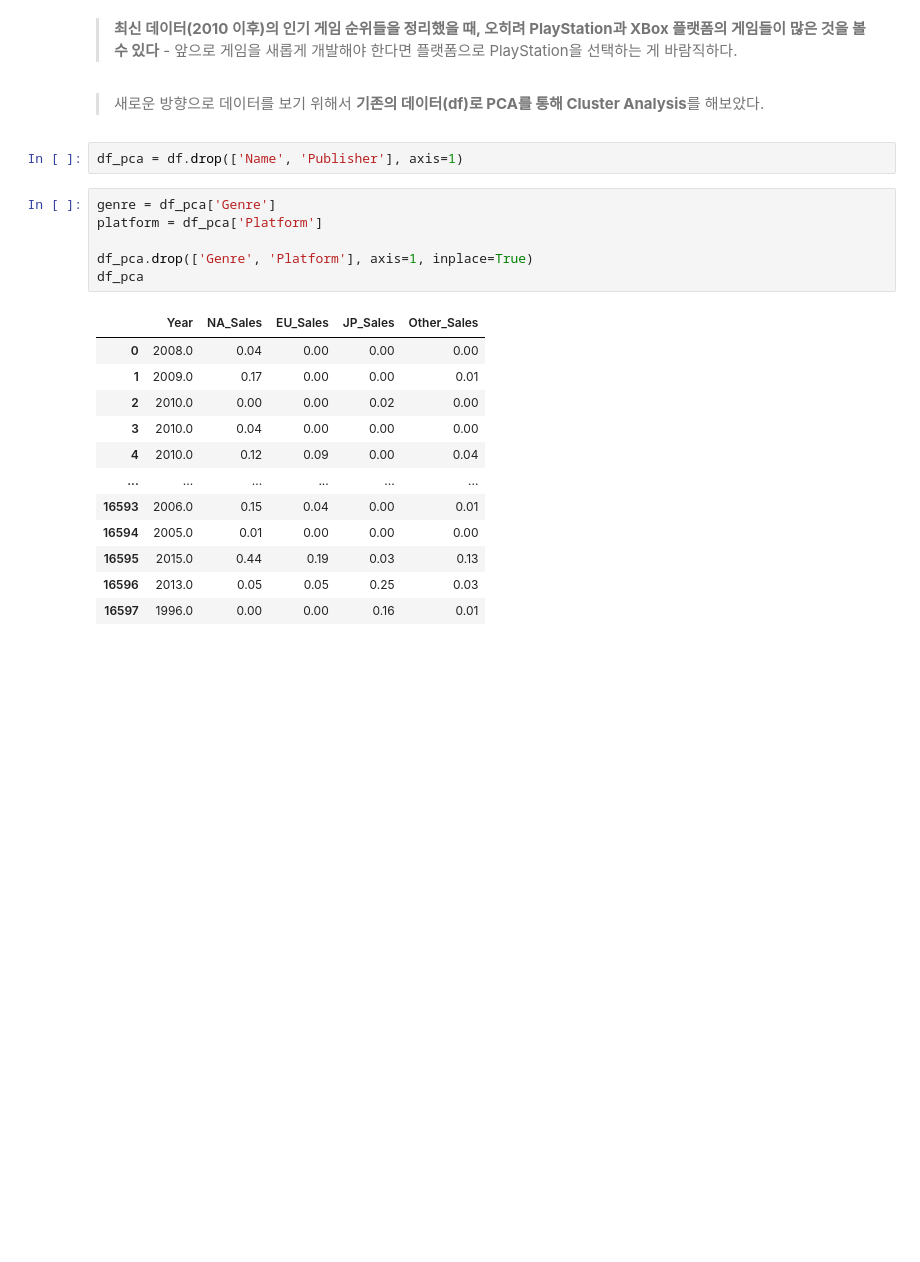
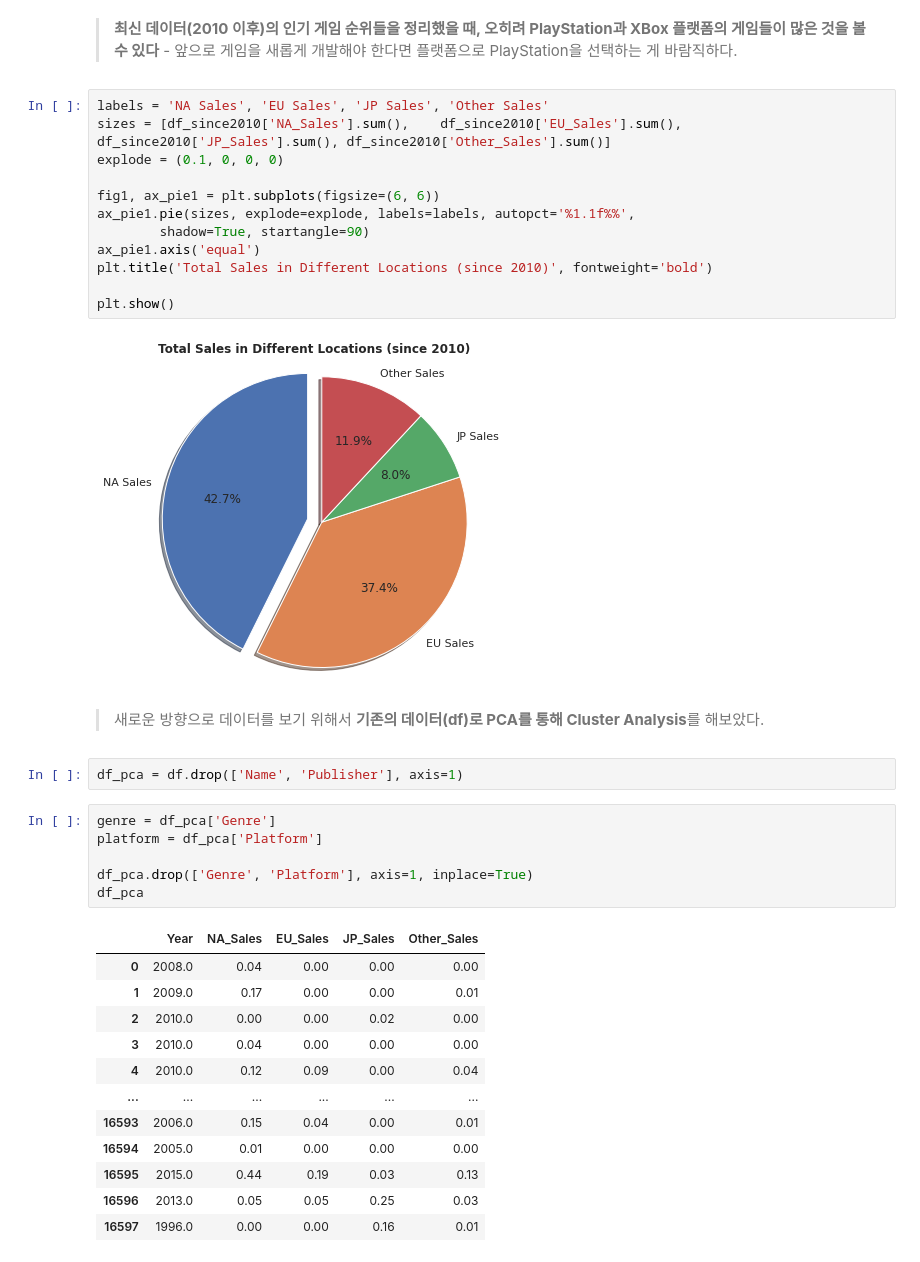
Before and after one commit to doguma/S1P_CodeStates, a Jupyter notebook: S1P.ipynb, the cells around one changed output. Saved outputs shown, nothing was run; the diff lists cells and outputs as text; blank space fills up the shorter version.

```diff
--- a/S1P.ipynb
+++ b/S1P.ipynb
@@ -531,6 +545,20 @@ df_since2010.head()
 # %% [markdown]
 
 > **최신 데이터(2010 이후)의 인기 게임 순위들을 정리했을 때, 오히려 PlayStation과 XBox 플랫폼의 게임들이 많은 것을 볼 수 있다** - 앞으로 게임을 새롭게 개발해야 한다면 플랫폼으로 PlayStation을 선택하는 게 바람직하다.
+# %%
+labels = 'NA Sales', 'EU Sales', 'JP Sales', 'Other Sales'
+sizes = [df_since2010['NA_Sales'].sum(),	df_since2010['EU_Sales'].sum(),	df_since2010['JP_Sales'].sum(),	df_since2010['Other_Sales'].sum()]
+explode = (0.1, 0, 0, 0)
+
+fig1, ax_pie1 = plt.subplots(figsize=(6, 6))
+ax_pie1.pie(sizes, explode=explode, labels=labels, autopct='%1.1f%%',
+        shadow=True, startangle=90)
+ax_pie1.axis('equal')
+plt.title('Total Sales in Different Locations (since 2010)', fontweight='bold')
+
+plt.show()
+# %% [output]
+[figure, added]
 # %% [markdown]
 
 
```
Also changed, not shown: parts of 3 cells of this notebook.
